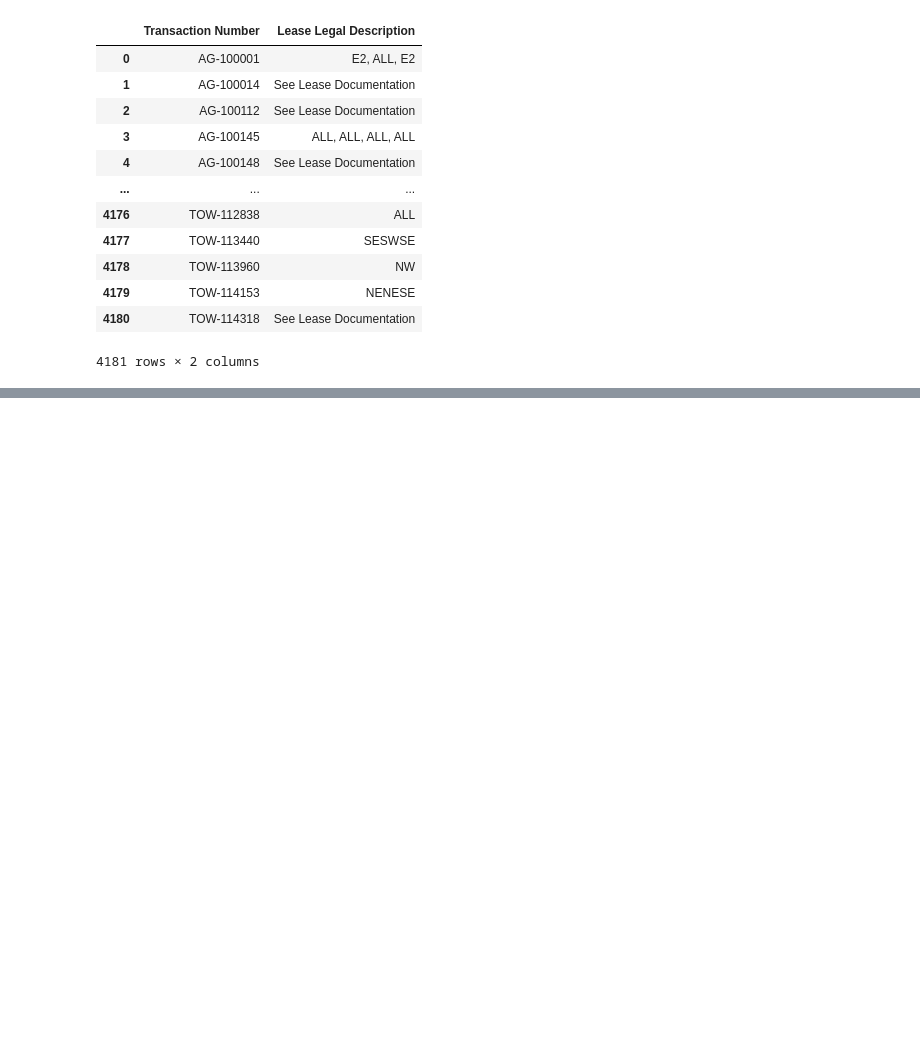
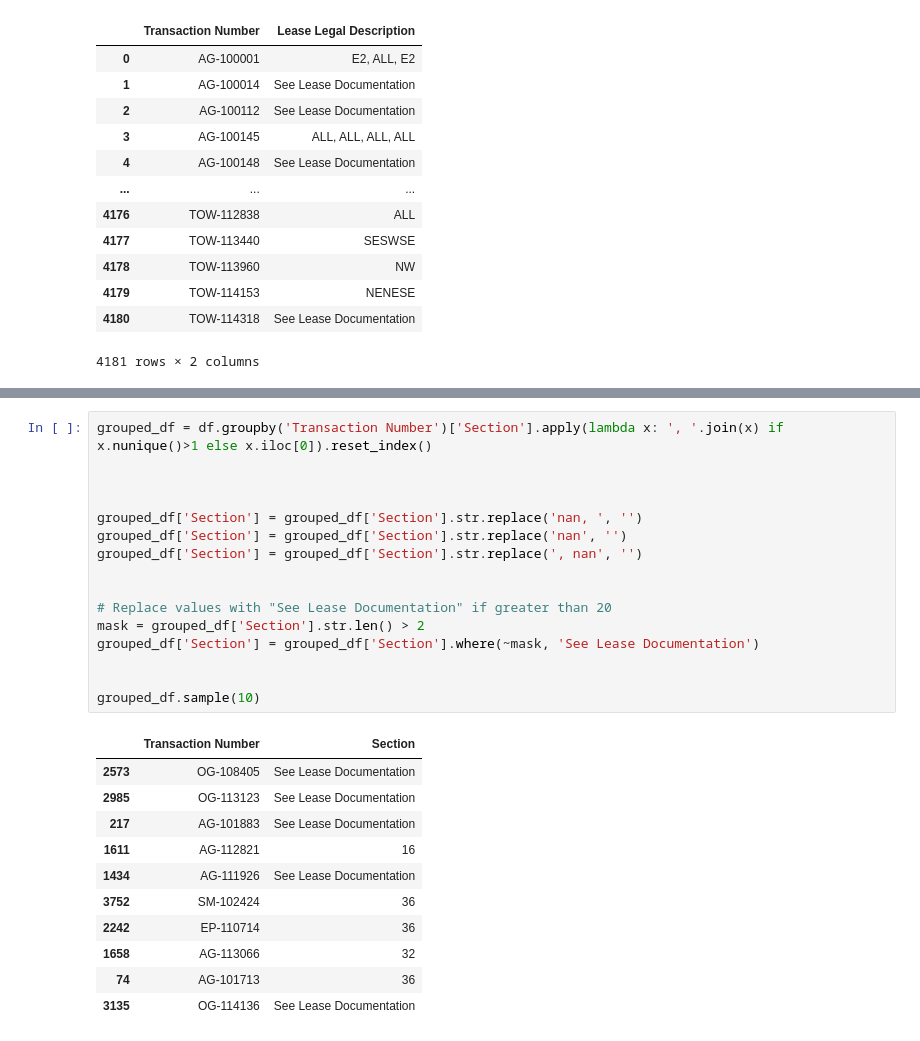
Before and after one commit to lawnshogan/Code, a Jupyter notebook: Python/DataScience/SLB_Lease_Update.ipynb, the cells around one changed output, grey strips where cells are left out. Drawn from its saved outputs; the diff is of its cells as text; blank space fills up the shorter version.

```diff
--- a/Python/DataScience/SLB_Lease_Update.ipynb
+++ b/Python/DataScience/SLB_Lease_Update.ipynb
@@ -119,3 +120,31 @@ merged_df.head(5)
 | 3 | 8704 | Agriculture | Grazing | AG-100014 | NATURE CONSERVANCY, DICK TANNER, ... | AG 42264 | ... |
 | 4 | 8704 | Agriculture | Grazing | AG-100014 | NATURE CONSERVANCY, DICK TANNER, ... | AG 42264 | ... |
 5 rows × 22 columns
+# %%
+grouped_df = df.groupby('Transaction Number')['Section'].apply(lambda x: ', '.join(x) if x.nunique()>1 else x.iloc[0]).reset_index()
+
+
+
+grouped_df['Section'] = grouped_df['Section'].str.replace('nan, ', '')
+grouped_df['Section'] = grouped_df['Section'].str.replace('nan', '')
+grouped_df['Section'] = grouped_df['Section'].str.replace(', nan', '')
+
+
+# Replace values with "See Lease Documentation" if greater than 20
+mask = grouped_df['Section'].str.len() > 2
+grouped_df['Section'] = grouped_df['Section'].where(~mask, 'See Lease Documentation')
+
+
+grouped_df.sample(10)
+# %% [output]
+|  | Transaction Number | Section |
+| 2573 | OG-108405 | See Lease Documentation |
+| 2985 | OG-113123 | See Lease Documentation |
+| 217 | AG-101883 | See Lease Documentation |
+| 1611 | AG-112821 | 16 |
+| 1434 | AG-111926 | See Lease Documentation |
+| 3752 | SM-102424 | 36 |
+| 2242 | EP-110714 | 36 |
+| 1658 | AG-113066 | 32 |
+| 74 | AG-101713 | 36 |
+| 3135 | OG-114136 | See Lease Documentation |
```
Also changed, not shown: parts of 2 cells of this notebook.
